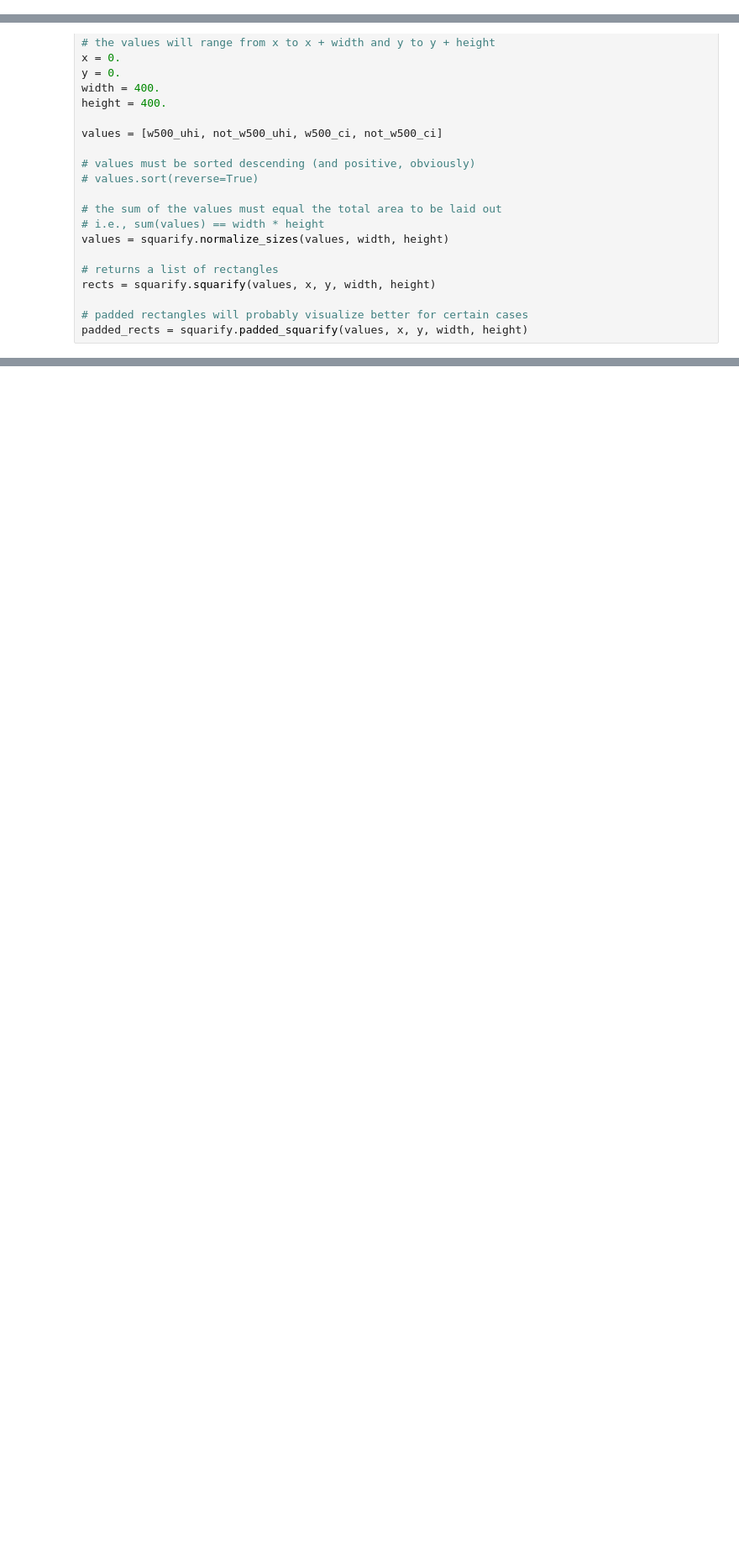
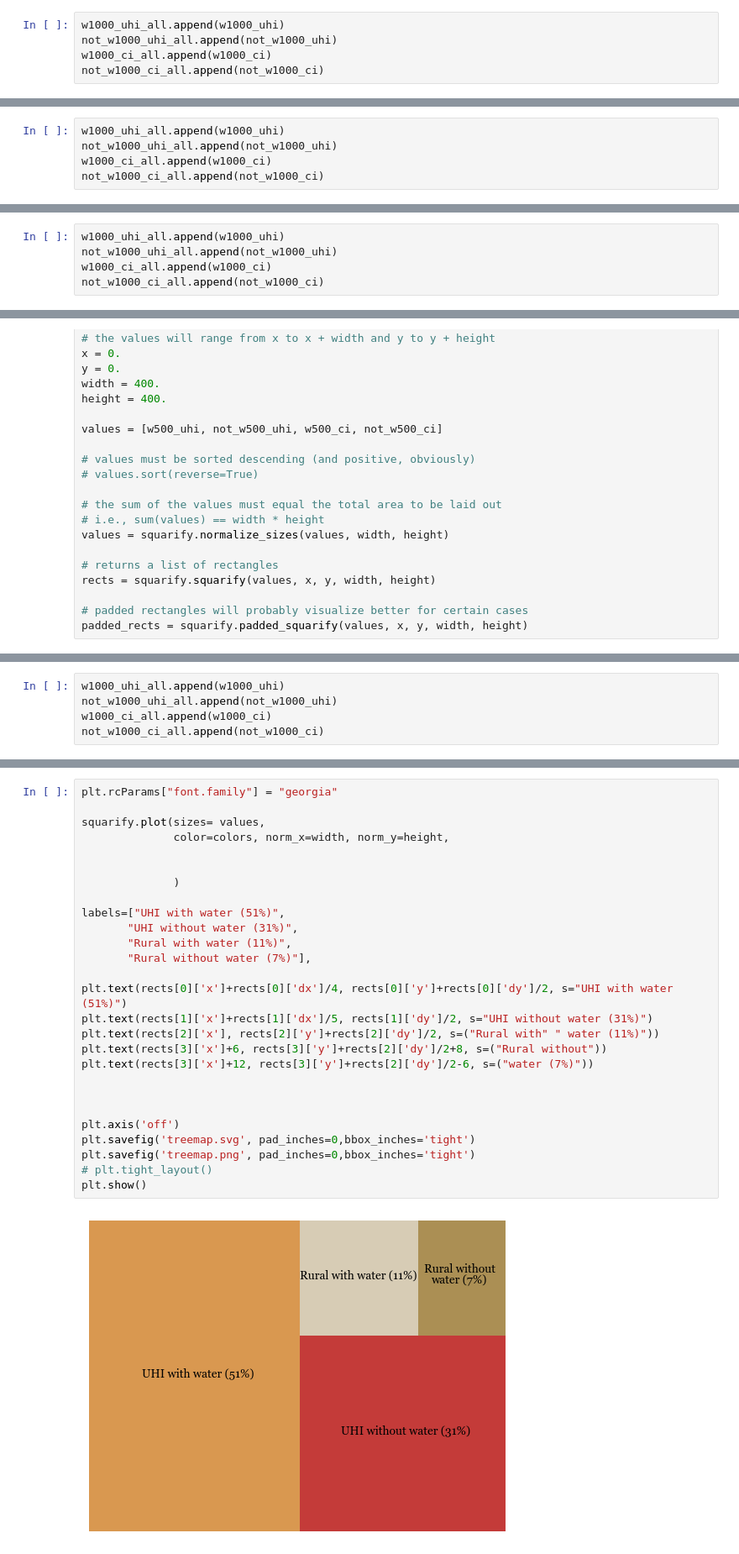
Before and after one commit to wxinl/BluePaleDot, a Jupyter notebook: src/test_20231221_story.ipynb, the cells around one changed output, grey strips where cells are left out. Shown at 84% size. Drawn from its saved outputs; the diff is of its cells as text; blank space fills up the shorter version.

Commit message:
treemap update, partial detailed report

```diff
--- a/src/test_20231221_story.ipynb
+++ b/src/test_20231221_story.ipynb
@@ -1500,3 +1530,8 @@ city_water_points.to_parquet(os.path.join(out_path,f'{city}_water_points.parquet
+# %%
+w1000_uhi_all.append(w1000_uhi)
+not_w1000_uhi_all.append(not_w1000_uhi)
+w1000_ci_all.append(w1000_ci)
+not_w1000_ci_all.append(not_w1000_ci)
 # %% [markdown]
 ### Aba
 # %%
@@ -1794,3 +1829,8 @@ city_water_points.to_parquet(os.path.join(out_path,f'{city}_water_points.parquet
+# %%
+w1000_uhi_all.append(w1000_uhi)
+not_w1000_uhi_all.append(not_w1000_uhi)
+w1000_ci_all.append(w1000_ci)
+not_w1000_ci_all.append(not_w1000_ci)
 # %% [markdown]
 ### Onitsha
 # %%
@@ -2072,3 +2112,8 @@ city_water_points.to_parquet(os.path.join(out_path,f'{city}_water_points.parquet
+# %%
+w1000_uhi_all.append(w1000_uhi)
+not_w1000_uhi_all.append(not_w1000_uhi)
+w1000_ci_all.append(w1000_ci)
+not_w1000_ci_all.append(not_w1000_ci)
 # %% [markdown]
 ### Abakaliki
 # %%
@@ -2340,0 +2388,5 @@ city_water_points.to_parquet(os.path.join(out_path,f'{city}_water_points.parquet
+# %%
+w1000_uhi_all.append(w1000_uhi)
+not_w1000_uhi_all.append(not_w1000_uhi)
+w1000_ci_all.append(w1000_ci)
+not_w1000_ci_all.append(not_w1000_ci)
@@ -2340,0 +2462,29 @@ city_water_points.to_parquet(os.path.join(out_path,f'{city}_water_points.parquet
+# %%
+plt.rcParams["font.family"] = "georgia"
+
+squarify.plot(sizes= values,
+              color=colors, norm_x=width, norm_y=height,
+
+
+              )
+
+labels=["UHI with water (51%)",
+       "UHI without water (31%)",
+       "Rural with water (11%)",
+       "Rural without water (7%)"],
+
+plt.text(rects[0]['x']+rects[0]['dx']/4, rects[0]['y']+rects[0]['dy']/2, s="UHI with water (51%)")
+plt.text(rects[1]['x']+rects[1]['dx']/5, rects[1]['dy']/2, s="UHI without water (31%)")
+plt.text(rects[2]['x'], rects[2]['y']+rects[2]['dy']/2, s=("Rural with" " water (11%)"))
+plt.text(rects[3]['x']+6, rects[3]['y']+rects[2]['dy']/2+8, s=("Rural without"))
+plt.text(rects[3]['x']+12, rects[3]['y']+rects[2]['dy']/2-6, s=("water (7%)"))
+
+
+
+plt.axis('off')
+plt.savefig('treemap.svg', pad_inches=0,bbox_inches='tight')
+plt.savefig('treemap.png', pad_inches=0,bbox_inches='tight')
+# plt.tight_layout()
+plt.show()
+# %% [output]
+[figure, added]
```
Also changed, not shown: parts of 31 cells of this notebook, 3 other files.
